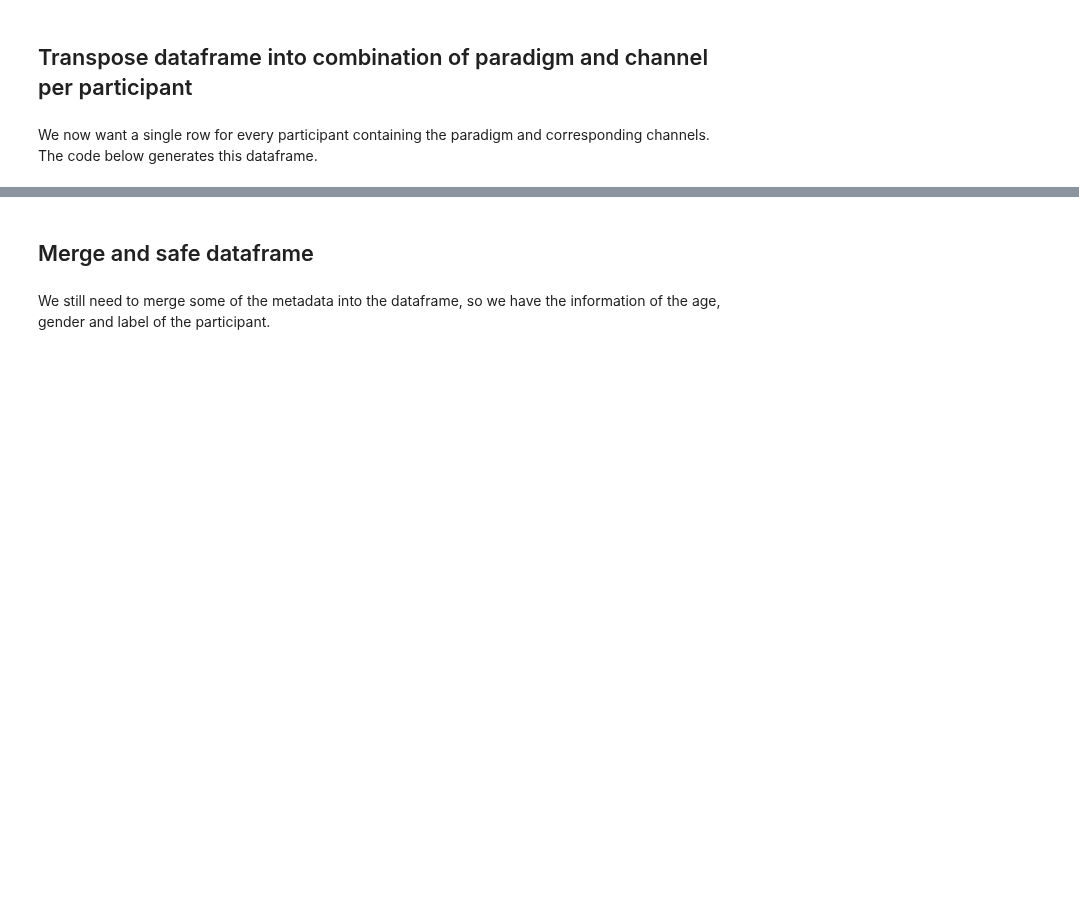
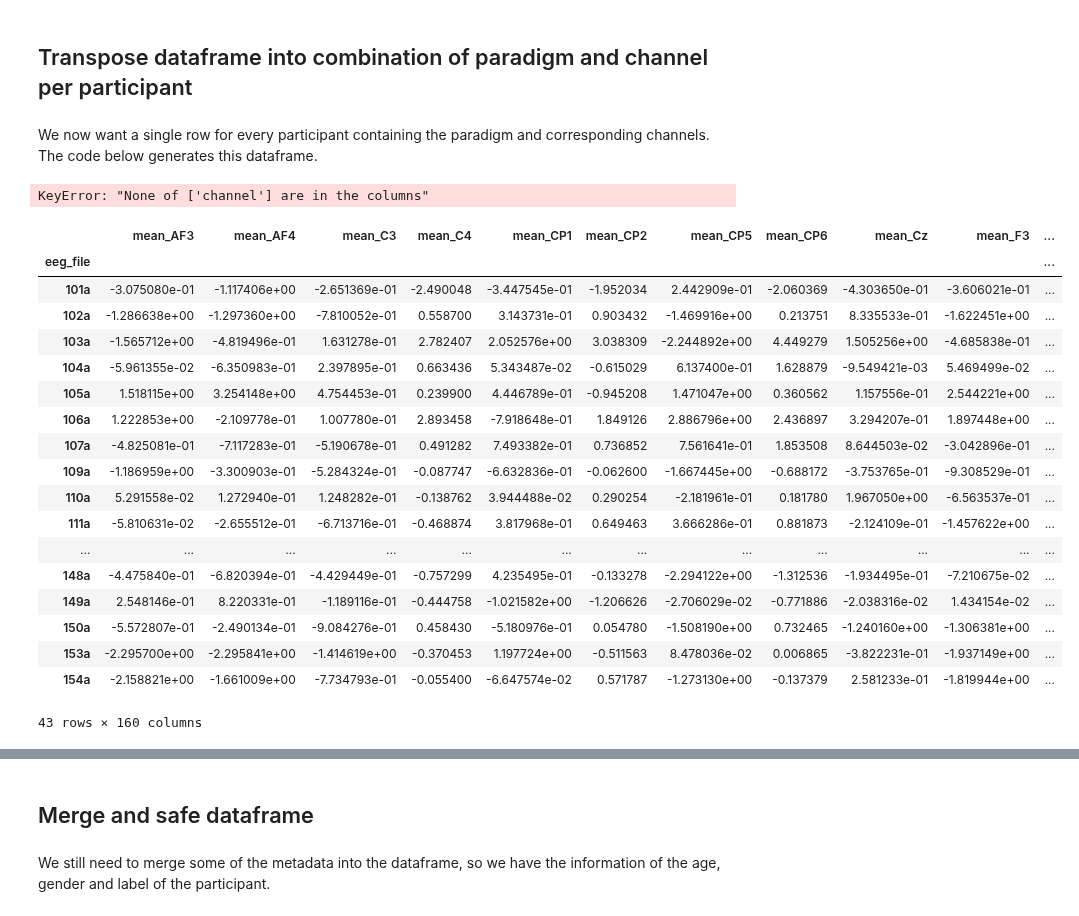
Before and after one commit to eegyolk-ai/eegyolk, a Jupyter notebook: dyslexiaprediction_nadine/Input_mmr_prep.ipynb, the cells around one changed output, grey strips where cells are left out. Drawn from its saved outputs; the diff is of its cells as text; code cells hidden in the pictures; blank space fills up the shorter version.

```diff
--- a/dyslexiaprediction_nadine/Input_mmr_prep.ipynb
+++ b/dyslexiaprediction_nadine/Input_mmr_prep.ipynb
@@ -63,7 +72,7 @@ len(epochs)
 # %% [markdown]
 The function below needs `metadata`, the loaded `epochs` and the definition of the standard and deviant events as input. You should define your standard and deviant events as an array. In the function `input_mmr_prep` it's important to know that the assumption is made that the deviant follows after a standard event. Therefore the deviant belonging to the standard is the  standard event number + 1. Make sure your events are numbered like this, else the function won't calculate the mismatch response.
 # %%
-def input_mmr_prep(metadata, epochs, standard_events):
+def input_mmr_prep(metadata, epochs, standard_events, deviant_events):
     # create dataframe with expected columns
     df = pd.DataFrame(columns=["eeg_file",  "channel", "mean"]) # "paradigm",
 
@@ -94,8 +103,9 @@ def input_mmr_prep(metadata, epochs, standard_events):
     return df
 # %%
 # define the events for standard and deviant
-standard_events = [2,5,8,11]
-deviant_events = [3,6,9,12]
+standard_events = ['GiepM_S','GiepS_S','GopM_S','GopS_S']
+deviant_events = ['GiepM_D','GiepS_D','GopM_D','GopS_D']
+
 
 df = input_mmr_prep(metadata, epochs, standard_events, deviant_events)
 # %%
@@ -109,9 +133,29 @@ We now want a single row for every participant containing the paradigm and corre
 # %%
 # transformation of the dataframe
 df = df.pivot(index='eeg_file', columns=['channel']) # 'paradigm',
-df
+# %% [output]
+KeyError: "None of ['channel'] are in the columns"
 # %%
 df.columns = ['_'.join(str(s).strip() for s in col if s) for col in df.columns]
-df
+# %% [output]
+|  | mean_AF3 | mean_AF4 | mean_C3 | mean_C4 | mean_CP1 | mean_CP2 | mean_CP5 | mean_CP6 | mean_Cz | mean_F3 | ... |
+| eeg_file |  |  |  |  |  |  |  |  |  |  | ... |
+| 101a | -3.075080e-01 | -1.117406e+00 | -2.651369e-01 | -2.490048 | -3.447545e-01 | -1.952034 | 2.442909e-01 | -2.060369 | -4.303650e-01 | -3.606021e-01 | ... |
+| 102a | -1.286638e+00 | -1.297360e+00 | -7.810052e-01 | 0.558700 | 3.143731e-01 | 0.903432 | -1.469916e+00 | 0.213751 | 8.335533e-01 | -1.622451e+00 | ... |
+| 103a | -1.565712e+00 | -4.819496e-01 | 1.631278e-01 | 2.782407 | 2.052576e+00 | 3.038309 | -2.244892e+00 | 4.449279 | 1.505256e+00 | -4.685838e-01 | ... |
+| 104a | -5.961355e-02 | -6.350983e-01 | 2.397895e-01 | 0.663436 | 5.343487e-02 | -0.615029 | 6.137400e-01 | 1.628879 | -9.549421e-03 | 5.469499e-02 | ... |
+| 105a | 1.518115e+00 | 3.254148e+00 | 4.754453e-01 | 0.239900 | 4.446789e-01 | -0.945208 | 1.471047e+00 | 0.360562 | 1.157556e-01 | 2.544221e+00 | ... |
+| 106a | 1.222853e+00 | -2.109778e-01 | 1.007780e-01 | 2.893458 | -7.918648e-01 | 1.849126 | 2.886796e+00 | 2.436897 | 3.294207e-01 | 1.897448e+00 | ... |
+| 107a | -4.825081e-01 | -7.117283e-01 | -5.190678e-01 | 0.491282 | 7.493382e-01 | 0.736852 | 7.561641e-01 | 1.853508 | 8.644503e-02 | -3.042896e-01 | ... |
+| 109a | -1.186959e+00 | -3.300903e-01 | -5.284324e-01 | -0.087747 | -6.632836e-01 | -0.062600 | -1.667445e+00 | -0.688172 | -3.753765e-01 | -9.308529e-01 | ... |
+| 110a | 5.291558e-02 | 1.272940e-01 | 1.248282e-01 | -0.138762 | 3.944488e-02 | 0.290254 | -2.181961e-01 | 0.181780 | 1.967050e+00 | -6.563537e-01 | ... |
+| 111a | -5.810631e-02 | -2.655512e-01 | -6.713716e-01 | -0.468874 | 3.817968e-01 | 0.649463 | 3.666286e-01 | 0.881873 | -2.124109e-01 | -1.457622e+00 | ... |
+| ... | ... | ... | ... | ... | ... | ... | ... | ... | ... | ... | ... |
+| 148a | -4.475840e-01 | -6.820394e-01 | -4.429449e-01 | -0.757299 | 4.235495e-01 | -0.133278 | -2.294122e+00 | -1.312536 | -1.934495e-01 | -7.210675e-02 | ... |
+| 149a | 2.548146e-01 | 8.220331e-01 | -1.189116e-01 | -0.444758 | -1.021582e+00 | -1.206626 | -2.706029e-02 | -0.771886 | -2.038316e-02 | 1.434154e-02 | ... |
+| 150a | -5.572807e-01 | -2.490134e-01 | -9.084276e-01 | 0.458430 | -5.180976e-01 | 0.054780 | -1.508190e+00 | 0.732465 | -1.240160e+00 | -1.306381e+00 | ... |
+| 153a | -2.295700e+00 | -2.295841e+00 | -1.414619e+00 | -0.370453 | 1.197724e+00 | -0.511563 | 8.478036e-02 | 0.006865 | -3.822231e-01 | -1.937149e+00 | ... |
+| 154a | -2.158821e+00 | -1.661009e+00 | -7.734793e-01 | -0.055400 | -6.647574e-02 | 0.571787 | -1.273130e+00 | -0.137379 | 2.581233e-01 | -1.819944e+00 | ... |
+43 rows × 160 columns
 # %%
 df.reset_index(inplace=True)
```
Also changed, not shown: parts of 10 cells of this notebook, 8 other files.
